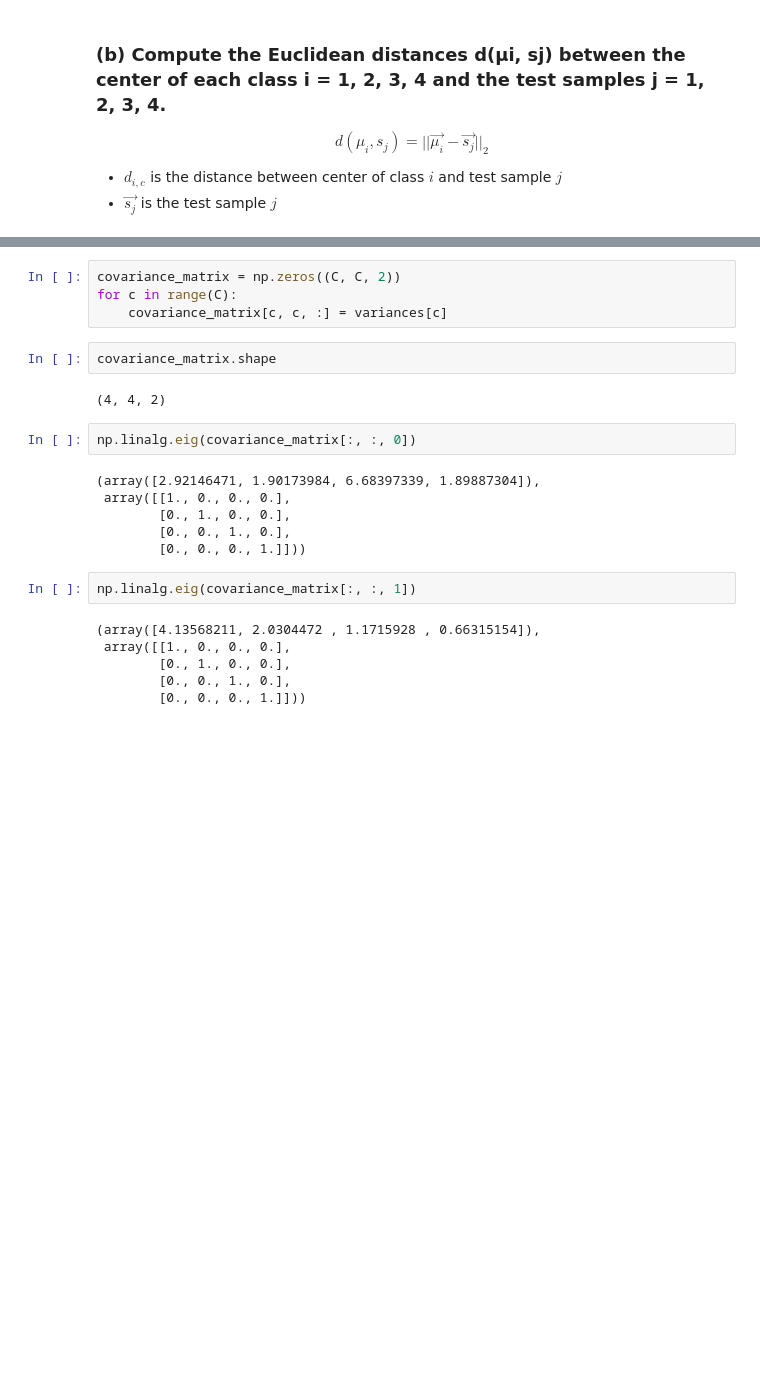
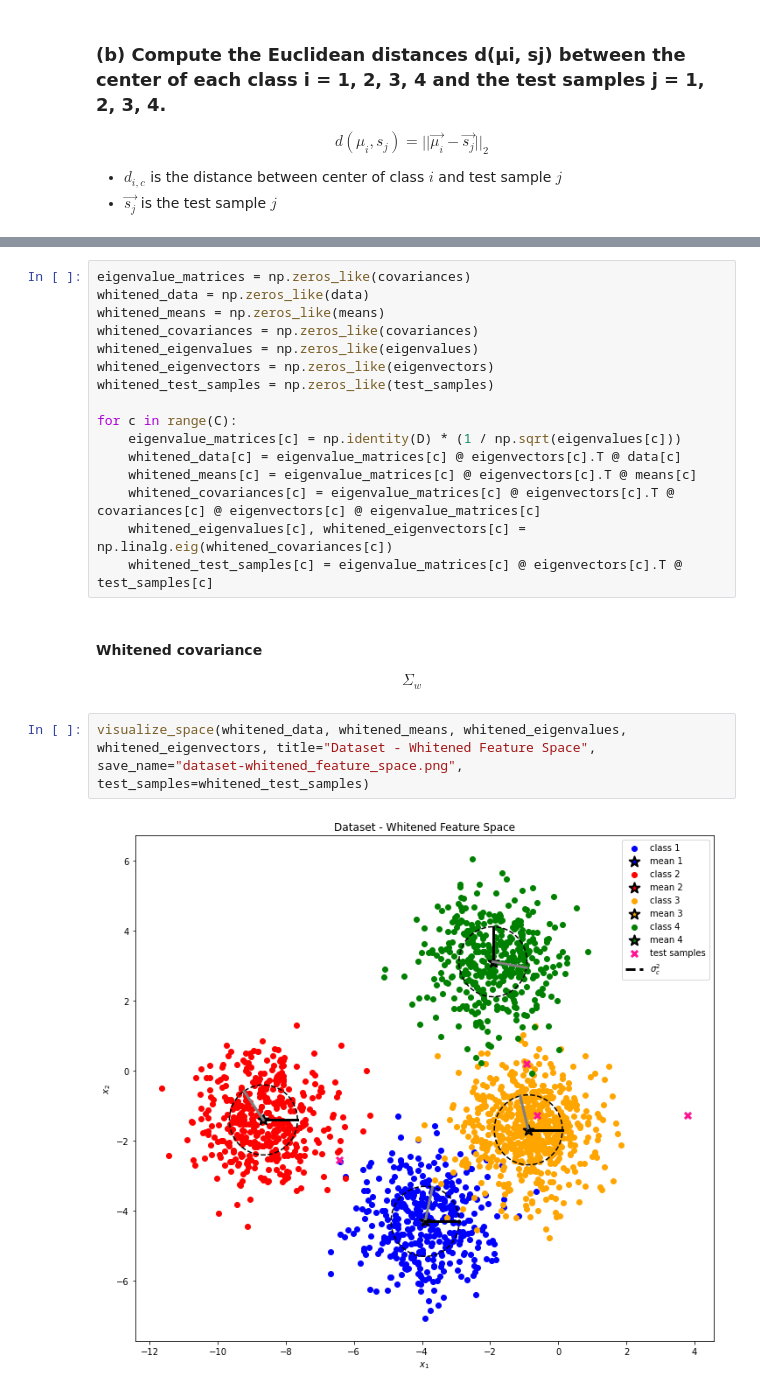
Before and after one commit to tmwatchanan/pattern-recognition, a Jupyter notebook: miniproject_1.ipynb, the cells around one changed output, grey strips where cells are left out. Saved outputs shown, nothing was run; the diff lists cells and outputs as text; blank space fills up the shorter version.

```diff
--- a/miniproject_1.ipynb
+++ b/miniproject_1.ipynb
@@ -259,24 +297,24 @@ array([[2.92878667, 1.34060751],
-# %%
-covariance_matrix = np.zeros((C, C, 2))
-for c in range(C):
-    covariance_matrix[c, c, :] = variances[c]
-# %%
-covariance_matrix.shape
-# %% [output]
-(4, 4, 2)
-# %%
-np.linalg.eig(covariance_matrix[:, :, 0])
-# %% [output]
-(array([2.92146471, 1.90173984, 6.68397339, 1.89887304]),
- array([[1., 0., 0., 0.],
-        [0., 1., 0., 0.],
-        [0., 0., 1., 0.],
-        [0., 0., 0., 1.]]))
-# %%
-np.linalg.eig(covariance_matrix[:, :, 1])
-# %% [output]
-(array([4.13568211, 2.0304472 , 1.1715928 , 0.66315154]),
- array([[1., 0., 0., 0.],
-        [0., 1., 0., 0.],
-        [0., 0., 1., 0.],
-        [0., 0., 0., 1.]]))
+# %%
+eigenvalue_matrices = np.zeros_like(covariances)
+whitened_data = np.zeros_like(data)
+whitened_means = np.zeros_like(means)
+whitened_covariances = np.zeros_like(covariances)
+whitened_eigenvalues = np.zeros_like(eigenvalues)
+whitened_eigenvectors = np.zeros_like(eigenvectors)
+whitened_test_samples = np.zeros_like(test_samples)
+
+for c in range(C):
+    eigenvalue_matrices[c] = np.identity(D) * (1 / np.sqrt(eigenvalues[c]))
+    whitened_data[c] = eigenvalue_matrices[c] @ eigenvectors[c].T @ data[c]
+    whitened_means[c] = eigenvalue_matrices[c] @ eigenvectors[c].T @ means[c]
+    whitened_covariances[c] = eigenvalue_matrices[c] @ eigenvectors[c].T @ covariances[c] @ eigenvectors[c] @ eigenvalue_matrices[c]
+    whitened_eigenvalues[c], whitened_eigenvectors[c] = np.linalg.eig(whitened_covariances[c])
+    whitened_test_samples[c] = eigenvalue_matrices[c] @ eigenvectors[c].T @ test_samples[c]
+# %% [markdown]
+#### Whitened covariance
+
+$$ \Sigma_w $$
+# %%
+visualize_space(whitened_data, whitened_means, whitened_eigenvalues, whitened_eigenvectors, title="Dataset - Whitened Feature Space", save_name="dataset-whitened_feature_space.png", test_samples=whitened_test_samples)
+# %% [output]
+[figure, added]
```
Also changed, not shown: parts of 35 cells of this notebook.
